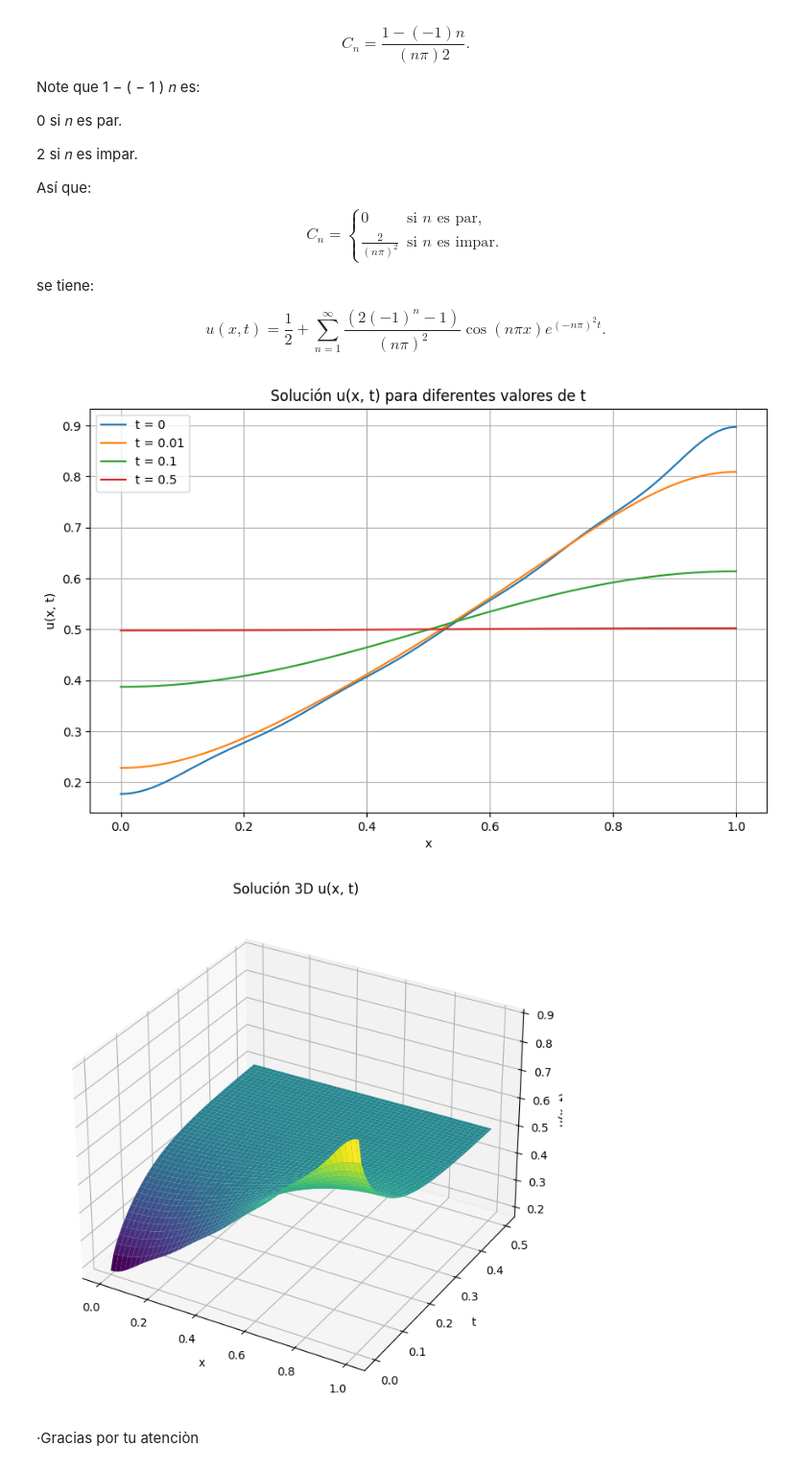
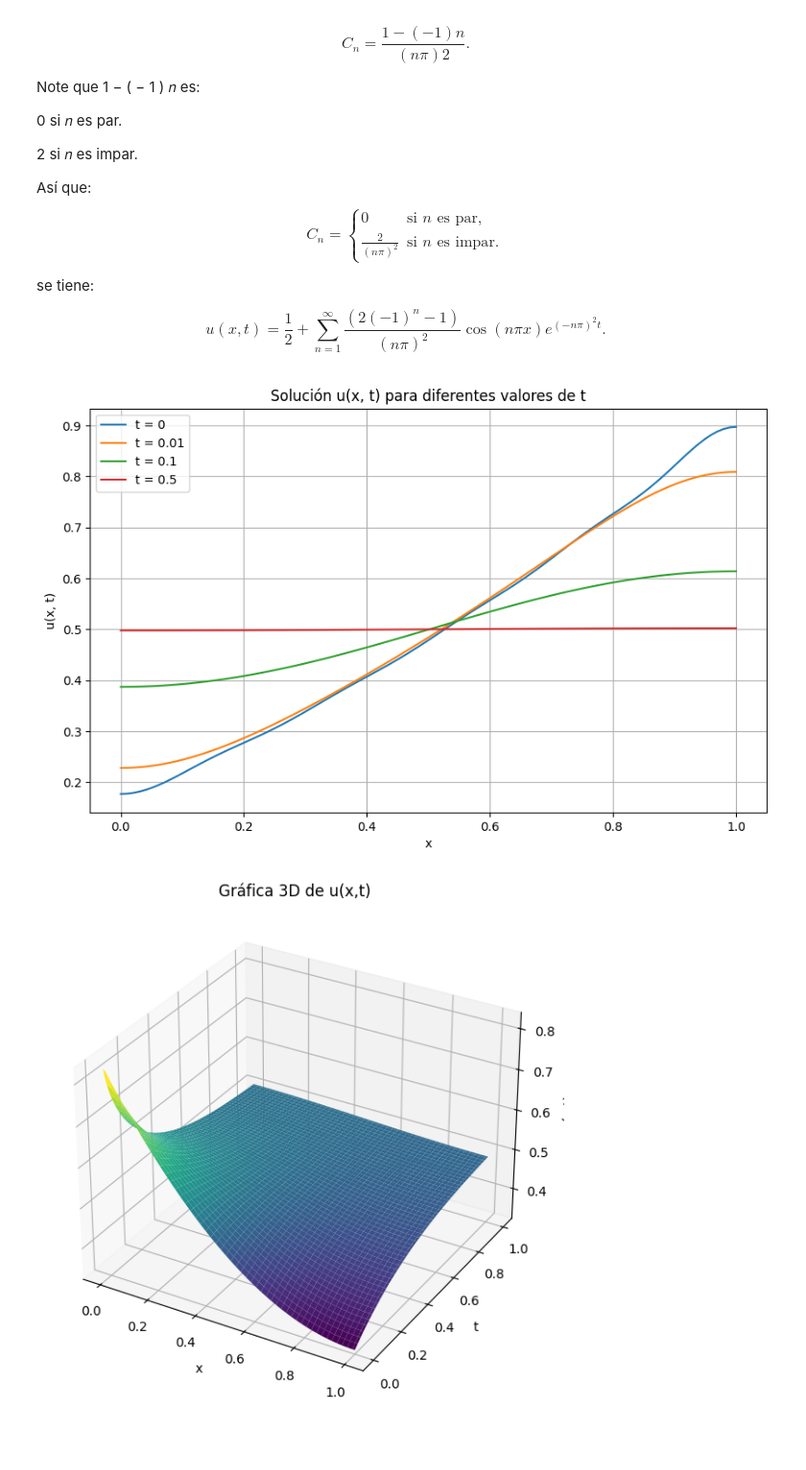
Before and after one commit to mi622/EDP, a Jupyter notebook: Ecuacion del calor.ipynb, the cells around one changed output. Shown: that part at 96% size. Drawn from its saved outputs; the diff is of its cells as text; code cells hidden in the pictures; blank space fills up the shorter version.

```diff
--- a/Ecuacion del calor.ipynb
+++ b/Ecuacion del calor.ipynb
@@ -403,20 +403,32 @@ from mpl_toolkits.mplot3d import Axes3D
 t = np.linspace(0, 0.5, 50)
 X, T = np.meshgrid(x, t)
 U = u(X, T)
-
-# Gráfica 3D
-fig = plt.figure(figsize=(12, 8))
-ax = fig.add_subplot(111, projection='3d')
-ax.plot_surface(X, T, U, cmap="viridis")
-
-# Etiquetas y título
-ax.set_title("Solución 3D u(x, t)")
-ax.set_xlabel("x")
-ax.set_ylabel("t")
-ax.set_zlabel("u(x, t)")
-plt.show()
 # %% [output]
 [figure]
-[figure, removed]
-# %% [markdown]
-·Gracias por tu atenciòn
+# %%
+def u(x, t, N=50):
+    sumatoria = np.zeros_like(x, dtype=np.float64)
+    for n in range(1, N+1):
+        sumatoria += (2 / (n * np.pi)**2) * np.cos(n * np.pi * x) * np.exp(-n * np.pi * t)
+    return 0.5 + sumatoria
+
+# Definir los valores de x y t
+x = np.linspace(0, 1, 100)
+t = np.linspace(0, 1, 100)
+X, T = np.meshgrid(x, t)
+Z = u(X, T, N=50)
+
+# Crear la figura y los ejes 3D
+fig = plt.figure(figsize=(10, 7))
+ax = fig.add_subplot(111, projection='3d')
+ax.plot_surface(X, T, Z, cmap='viridis')
+
+# Etiquetas de los ejes
+ax.set_xlabel('x')
+ax.set_ylabel('t')
+ax.set_zlabel('u(x,t)')
+ax.set_title('Gráfica 3D de u(x,t)')
+
+plt.show()
+# %% [output]
+[figure, added]
```
